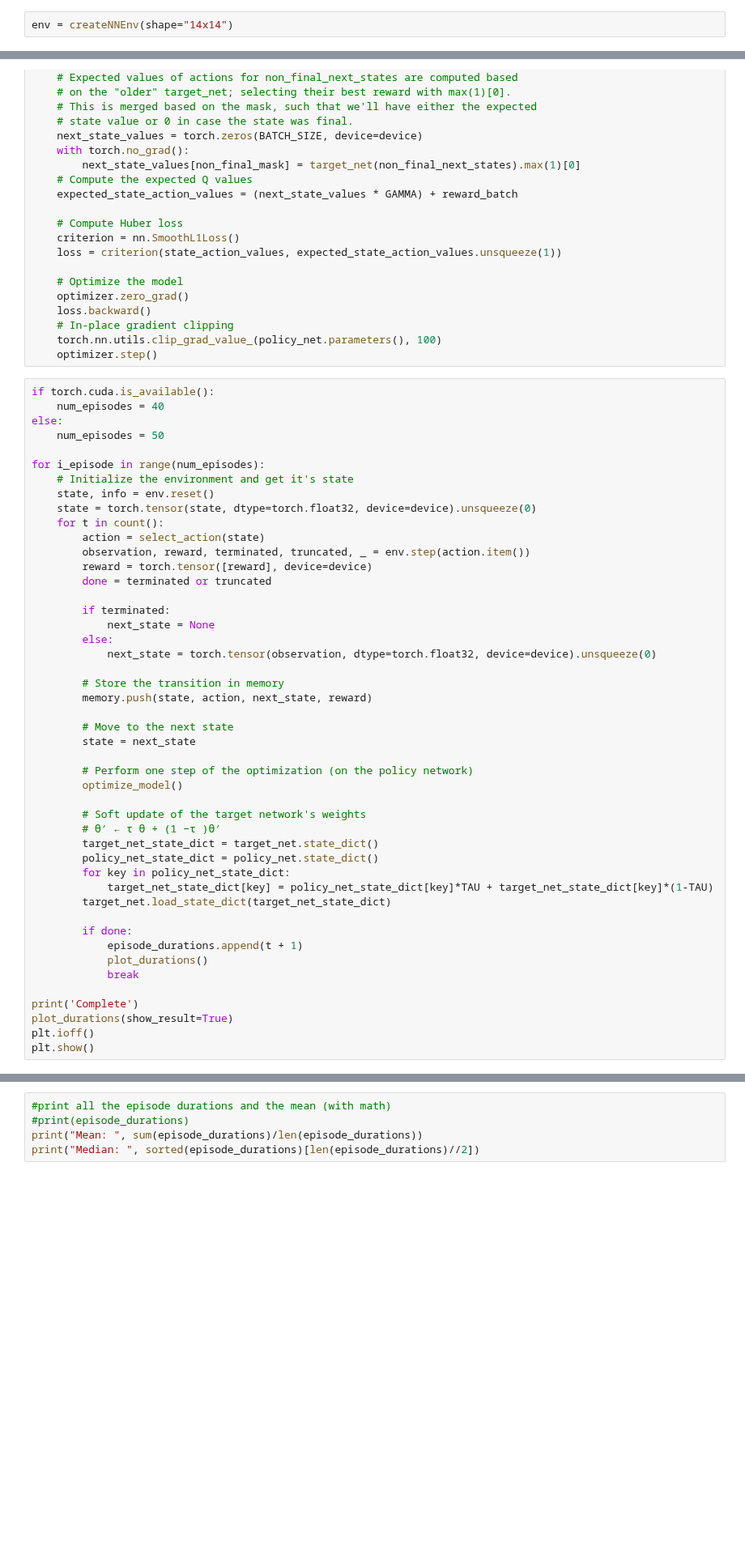
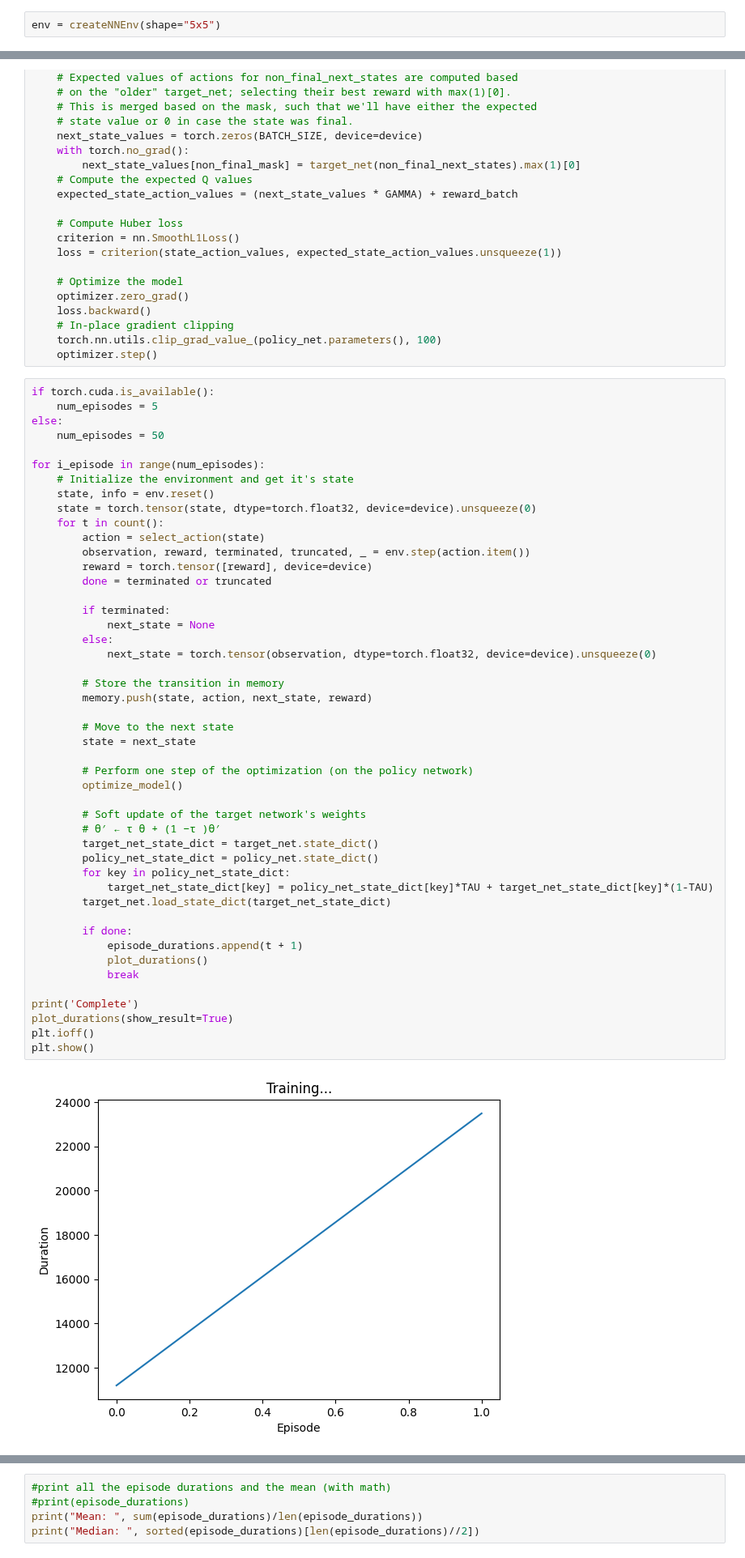
Before and after one commit to salvalago23/TFG_Salvador_Perez_GR, a Jupyter notebook: src/6_DQNv2.ipynb, the cells around one changed output, grey strips where cells are left out. Shown at 81% size. Saved outputs shown, nothing was run; the diff lists cells and outputs as text; blank space fills up the shorter version.

```diff
--- a/src/6_DQNv2.ipynb
+++ b/src/6_DQNv2.ipynb
@@ -25,7 +25,7 @@ plt.ion()
 # if GPU is to be used
 device = torch.device("cuda" if torch.cuda.is_available() else "cpu")
 # %%
-env = createNNEnv(shape="14x14")
+env = createNNEnv(shape="5x5")
 # %% [output]
 Loading models...
 Models loaded
@@ -186,7 +186,7 @@ def optimize_model():
     optimizer.step()
 # %%
 if torch.cuda.is_available():
-    num_episodes = 40
+    num_episodes = 5
 else:
     num_episodes = 50
 
@@ -205,30 +205,31 @@ for i_episode in range(num_episodes):
         else:
             next_state = torch.tensor(observation, dtype=torch.float32, device=device).unsqueeze(0)
 
         # Store the transition in memory
         memory.push(state, action, next_state, reward)
 
         # Move to the next state
         state = next_state
 
         # Perform one step of the optimization (on the policy network)
         optimize_model()
 
         # Soft update of the target network's weights
         # θ′ ← τ θ + (1 −τ )θ′
         target_net_state_dict = target_net.state_dict()
         policy_net_state_dict = policy_net.state_dict()
         for key in policy_net_state_dict:
             target_net_state_dict[key] = policy_net_state_dict[key]*TAU + target_net_state_dict[key]*(1-TAU)
         target_net.load_state_dict(target_net_state_dict)
 
         if done:
             episode_durations.append(t + 1)
             plot_durations()
             break
 
 print('Complete')
 plot_durations(show_result=True)
 plt.ioff()
 plt.show()
 # %% [output]
+[figure, new version]
```
Also changed, not shown: parts of 3 cells of this notebook, 9 other files.
